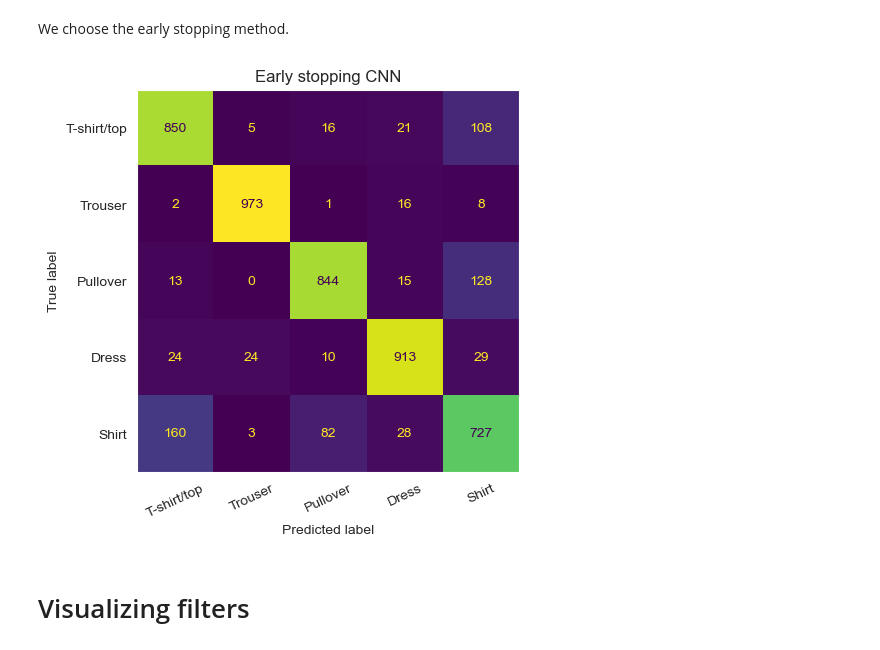
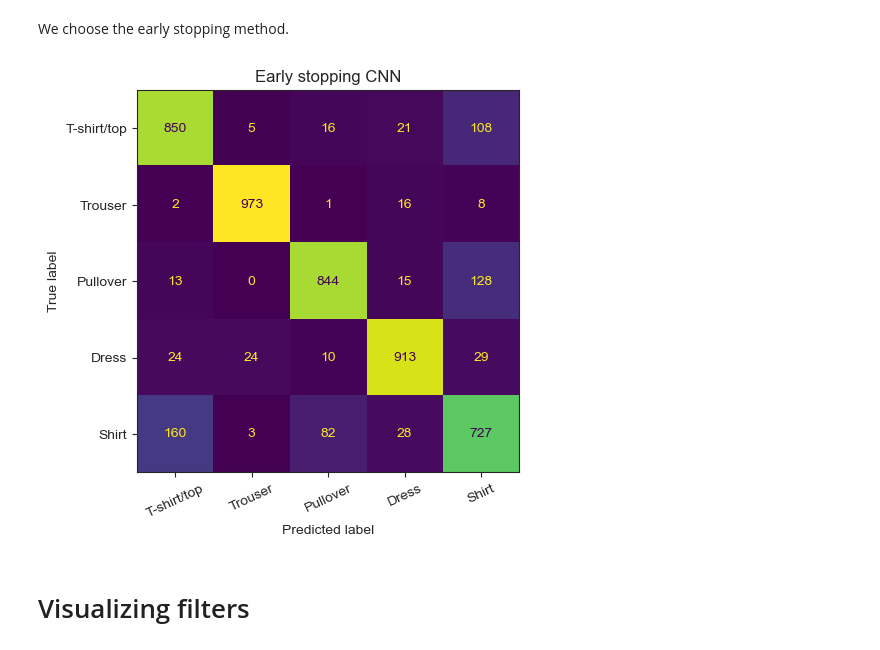
Before and after one commit to krusand/MLProject-FashionMNIST, a Jupyter notebook: 3c. CNN.ipynb, the cells around one changed output. Drawn from its saved outputs; the diff is of its cells as text; code cells hidden in the pictures.

```diff
--- a/3c. CNN.ipynb
+++ b/3c. CNN.ipynb
@@ -345,14 +345,15 @@ fig.tight_layout()
 # %% [markdown]
 We choose the early stopping method.
 # %%
+sns.set_style("ticks")
 fig,ax = plt.subplots(ncols=1, figsize=(5,5))
 ConfusionMatrixDisplay(confusion_matrix=confusion_matrix(y_true=y_test, y_pred=saved_nn_y_pred),
                        display_labels=CLOTHING_TYPES.values()).plot(ax=ax, xticks_rotation=25,colorbar=False)
 ax.grid(False)
 ax.set_title("Early stopping CNN")
 fig.tight_layout()
 # %% [output]
-[figure, old version]
+[figure, new version]
 # %% [markdown]
 # Visualizing filters
 # %%
```
